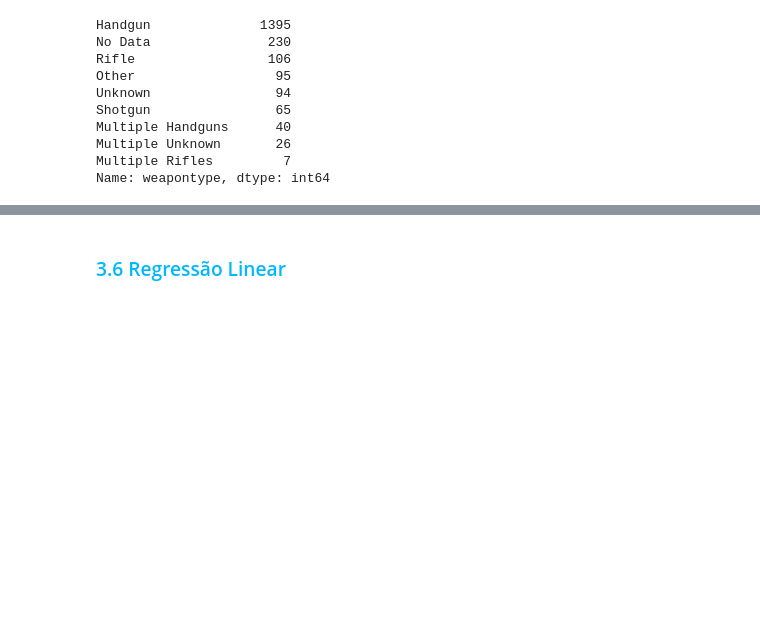
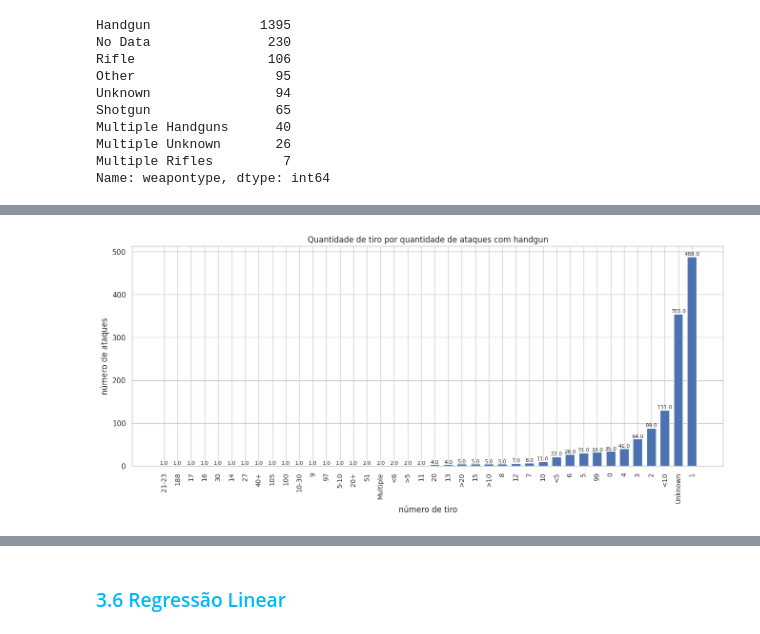
Before and after one commit to mariabandeira/gunviolence, a Jupyter notebook: Violência_Escolar.ipynb, the cells around one changed output, grey strips where cells are left out. Cells and saved outputs as stored; diff of their text form; code cells hidden in the pictures; blank space fills up the shorter version.

```diff
--- a/Violência_Escolar.ipynb
+++ b/Violência_Escolar.ipynb
@@ -1367,0 +1429,3 @@ Name: weapontype, dtype: int64
+# %%
+tiro_arma = merged_df.groupby(['Shots_Fired', 'weapontype']).size().unstack()
+tiro_arma.tail()
@@ -1367,0 +1440,18 @@ Name: weapontype, dtype: int64
+# %%
+handgun = tiro_arma['Handgun'].sort_values(ascending = True).dropna()
+fig = plt.figure(figsize=(16, 6))
+plt.xticks(rotation=90, fontsize = 10)
+
+plt.bar(handgun.index, handgun.values, width=0.7)
+
+#função
+valor_cima_barra(handgun.values, 8)
+
+plt.title('Quantidade de tiro por quantidade de ataques com handgun')
+plt.xlabel('número de tiro')
+plt.ylabel('número de ataques')
+
+
+plt.show()
+# %% [output]
+[figure, added]
```
Also changed, not shown: parts of 25 cells of this notebook.
